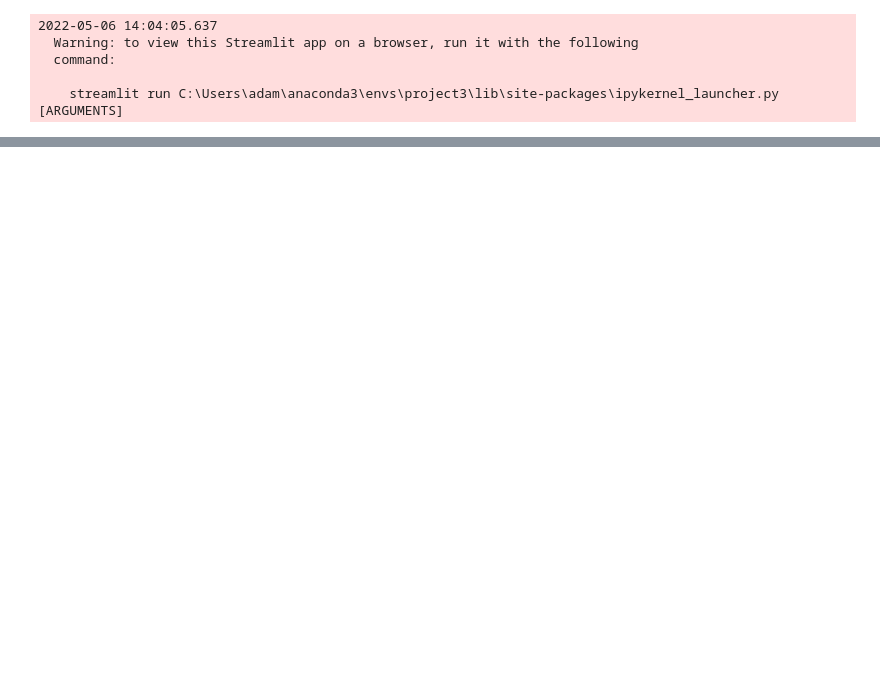
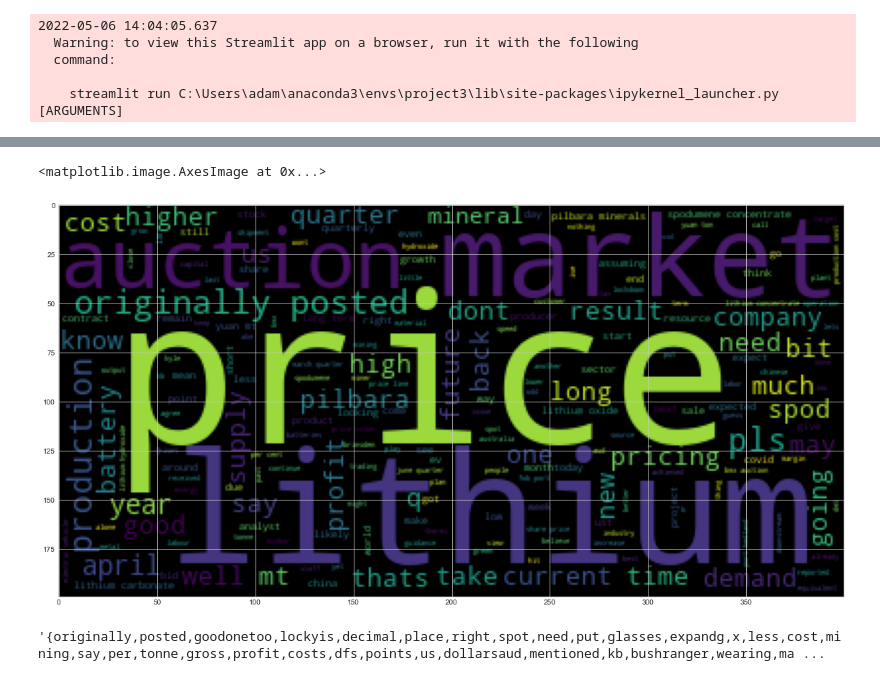
Before and after one commit to apfreeman/FinTech-Project-3, a Jupyter notebook: Code/testing_notebooks/app_testing.ipynb, the cells around one changed output, grey strips where cells are left out. Cells and saved outputs as stored; diff of their text form; code cells hidden in the pictures; blank space fills up the shorter version.

```diff
--- a/Code/testing_notebooks/app_testing.ipynb
+++ b/Code/testing_notebooks/app_testing.ipynb
@@ -119,3 +119,15 @@ hc_stock_sum_ordered
 | 59256 | 96 | AVZ | Re: Running discussion on SP | solo177 | 211.0 | 30/04/22 | https://hotcopper.com.au/threads/... | 3 |
 | 315026 | 18 | CNB | Ann: Exceptional Drill Results at... | ASX News | 211.0 | 04/04/22 | https://hotcopper.com.au/threads/... | 3 |
 | 200484 | 97 | WBT | Ann: Weebit demo chips successful... | ASX News | 203.0 | 06/04/22 | https://hotcopper.com.au/threads/... | 3 |
+# %%
+# Obtain text
+nlp_query = f"""
+SELECT
+    b."Text", b."Tokenize", a."Ticker", a."Likes"
+from
+    hc_stock_sum a inner join hc_top_likes b on a."HREF_Link" = b."HREF"
+WHERE a."Ticker" = 'PLS'
+"""
+
+# Read into dataframe
+nlp_data = pd.read_sql(nlp_query, engine)
@@ -121,0 +150,25 @@ hc_stock_sum_ordered
+# %%
+
+
+#### ADAM: WORDCLOUD here with text from nlp_data above
+# Generate the words within the dataframe
+
+
+# Create list of words in stock_words
+stock_words_list  = " ".join([str(x) for x in nlp_data['Tokenize']])
+
+mpl.rcParams["figure.figsize"] = [20.0, 10.0]
+
+# Generate the word cloud
+wc = WordCloud().generate(stock_words_list)
+
+# Turns off errors for when plotting chart is required
+st.set_option('deprecation.showPyplotGlobalUse', False)
+plt.imshow(wc)
+# %% [output]
+<matplotlib.image.AxesImage at 0x...>
+[figure, added]
+# %%
+stock_words_list
+# %% [output]
+'{originally,posted,goodonetoo,lockyis,decimal,place,right,spot,need,put,glasses,expandg,x,less,cost,mining,say,per,tonne,gross,profit,costs,dfs,points,us,dollarsaud,mentioned,kb,bushranger,wearing,ma ...
```
Also changed, not shown: parts of 2 cells of this notebook, 9 other files.
